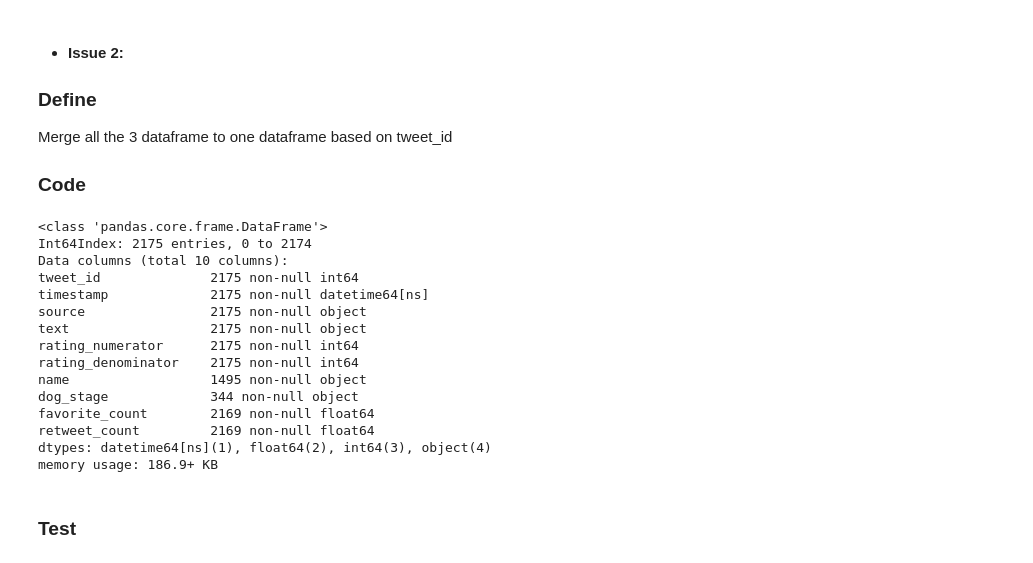
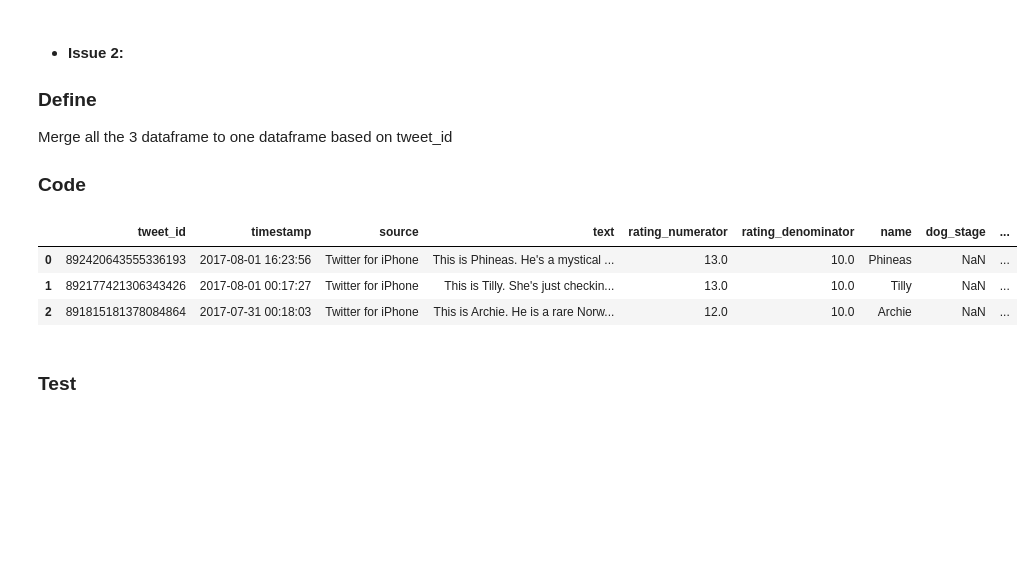
Before and after one commit to Alyahya-A/wrangle-and-analyze-data, a Jupyter notebook: wrangle_act.ipynb, the cells around one changed output. Cells and saved outputs as stored; diff of their text form; code cells hidden in the pictures; blank space fills up the shorter version.

```diff
--- a/wrangle_act.ipynb
+++ b/wrangle_act.ipynb
@@ -934,22 +935,3 @@ archive_clean_df.head(3)
 Merge all the 3 dataframe to one dataframe based on tweet_id
 
 ### Code
-# %%
-f_df = archive_clean_df.merge(tweets_clean_df,how='outer', on='tweet_id')
-f_df.info()
-# %% [output]
-<class 'pandas.core.frame.DataFrame'>
-Int64Index: 2175 entries, 0 to 2174
-Data columns (total 10 columns):
-tweet_id              2175 non-null int64
-timestamp             2175 non-null datetime64[ns]
-source                2175 non-null object
-text                  2175 non-null object
-rating_numerator      2175 non-null int64
-rating_denominator    2175 non-null int64
-name                  1495 non-null object
-dog_stage             344 non-null object
-favorite_count        2169 non-null float64
-retweet_count         2169 non-null float64
-dtypes: datetime64[ns](1), float64(2), int64(3), object(4)
-memory usage: 186.9+ KB
@@ -958,3 +938,16 @@ f_df = f_df.merge(img_clean_df,how='outer', on='tweet_id')
+# %%
+f_df = archive_clean_df.merge(tweets_clean_df,how='outer', on='tweet_id')
+f_df.to_csv('Final_df.csv')
+
+f_df = f_df.merge(img_clean_df,how='outer', on='tweet_id')
+# To show all columns.
+pd.set_option('display.max_columns', None)
+f_df.head(3)
+# %% [output]
+|  | tweet_id | timestamp | source | text | rating_numerator | rating_denominator | name | dog_stage | ... |
+| 0 | 892420643555336193 | 2017-08-01 16:23:56 | Twitter for iPhone | This is Phineas. He's a mystical ... | 13.0 | 10.0 | Phineas | NaN | ... |
+| 1 | 892177421306343426 | 2017-08-01 00:17:27 | Twitter for iPhone | This is Tilly. She's just checkin... | 13.0 | 10.0 | Tilly | NaN | ... |
+| 2 | 891815181378084864 | 2017-07-31 00:18:03 | Twitter for iPhone | This is Archie. He is a rare Norw... | 12.0 | 10.0 | Archie | NaN | ... |
 # %% [markdown]
 ### Test
 # %%
```
Also changed, not shown: parts of 8 cells of this notebook.
